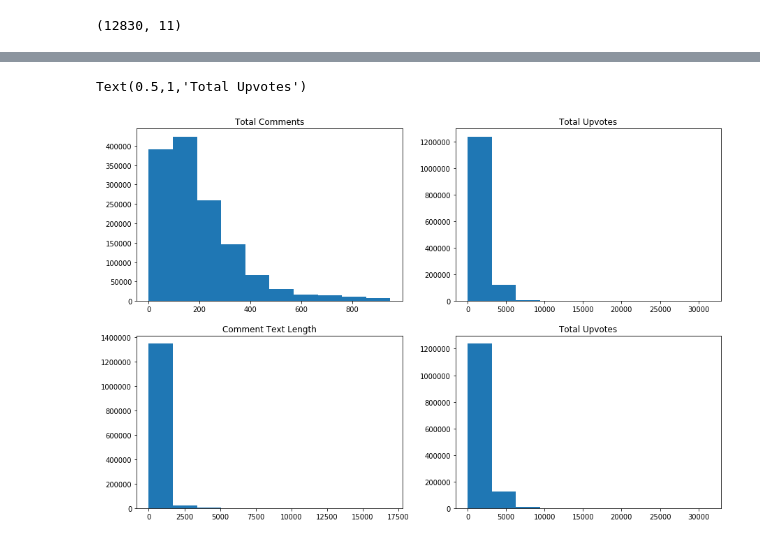
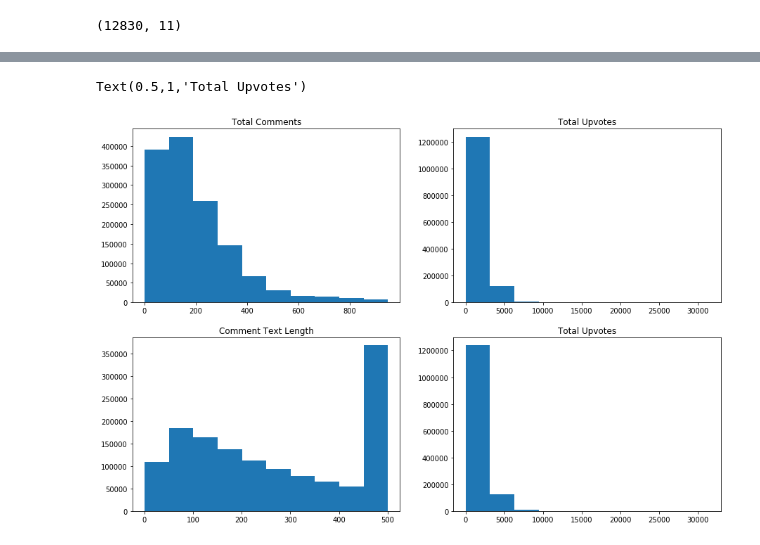
Before and after one commit to Chaoste/guardian-ranking, a Jupyter notebook: analysis/Week 7 - Normalization.ipynb, the cells around one changed output, grey strips where cells are left out. Saved outputs shown, nothing was run; the diff lists cells and outputs as text; code cells hidden in the pictures.

```diff
--- a/analysis/Week 7 - Normalization.ipynb
+++ b/analysis/Week 7 - Normalization.ipynb
@@ -136,16 +80,16 @@ res.to_csv(SRC_ENHANCED_COMMENTS)  # 10k per rank -> 100000 rows x 12 columns
 # %%
 fig, axes = plt.subplots(2, 2, figsize=(15, 10))
 axes[0, 0].hist(co['total_comments'])
 axes[0, 0].set_title('Total Comments')
 
 axes[0, 1].hist(co['total_upvotes'])
 axes[0, 1].set_title('Total Upvotes')
 
-axes[1, 0].hist(co['comment_text'].str.len())
+axes[1, 0].hist(np.clip(co['comment_text'].str.len(), 0, 500))
 axes[1, 0].set_title('Comment Text Length')
 
 axes[1, 1].hist(co['total_upvotes'])
 axes[1, 1].set_title('Total Upvotes')
 # %% [output]
 Text(0.5,1,'Total Upvotes')
-[figure, old version]
+[figure, new version]
```
Also changed, not shown: parts of 8 cells of this notebook, 9 other files.
